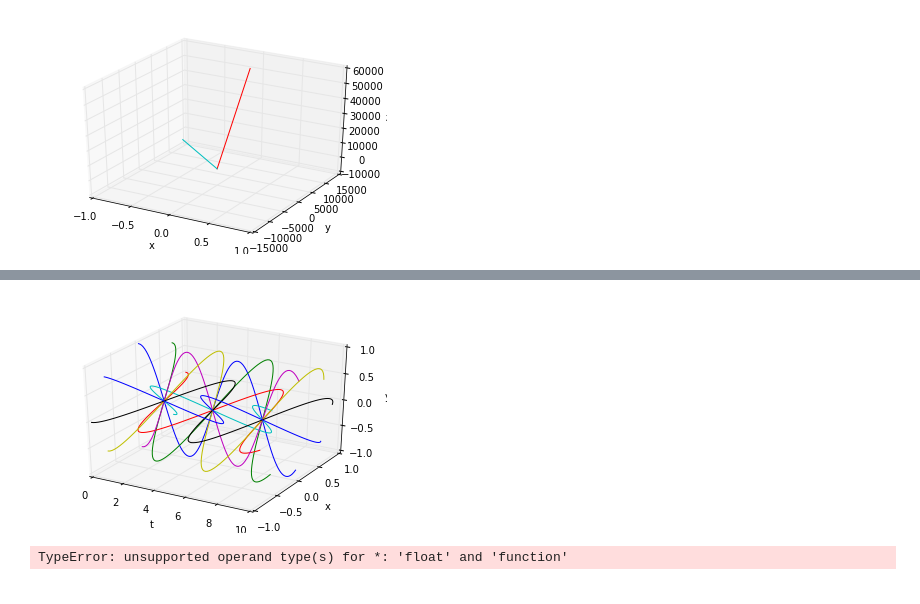
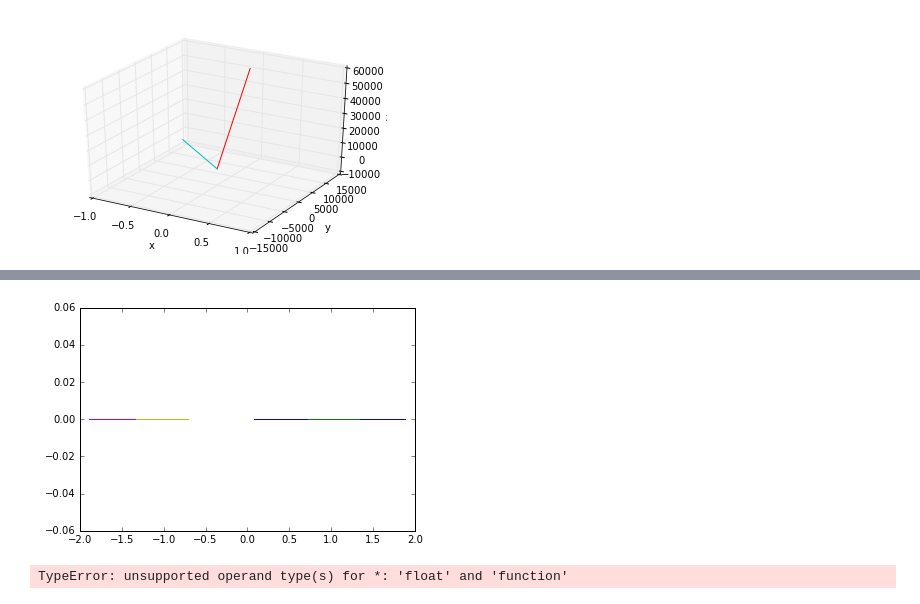
Before and after one commit to REL95/Comp-1421-Final-Project, a Jupyter notebook: Final Project (Grant, Nick, Robert) .ipynb, the cells around one changed output, grey strips where cells are left out. Saved outputs shown, nothing was run; the diff lists cells and outputs as text; code cells hidden in the pictures.

```diff
--- a/Final Project (Grant, Nick, Robert) .ipynb
+++ b/Final Project (Grant, Nick, Robert) .ipynb
@@ -521,21 +573,15 @@ plt.show()
-# %%
-from mpl_toolkits.mplot3d import Axes3D
-fig = plt.figure()
-ax = fig.gca(projection='3d')
-ax.plot(t, ring_path[:,0], ring_path[:,1])
-ax.plot(t, ring_path[:,6], ring_path[:,7])
-ax.plot(t, ring_path[:,12], ring_path[:,13])
-ax.plot(t, ring_path[:,18], ring_path[:,19])
-ax.plot(t, ring_path[:,24], ring_path[:,25])
-ax.plot(t, ring_path[:,30], ring_path[:,31])
-ax.plot(t, ring_path[:,36], ring_path[:,37])
-ax.plot(t, ring_path[:,42], ring_path[:,43])
-ax.set_xlabel('t')
-ax.set_ylabel('x')
-ax.set_zlabel('y')
-plt.show()
-# %% [output]
-[figure, removed]
+# %%
+plt.plot(ring_path[:,1], ring_path[:,2])
+plt.plot(ring_path[:,7], ring_path[:,8])
+plt.plot(ring_path[:,13], ring_path[:,14])
+plt.plot(ring_path[:,19], ring_path[:,20])
+plt.plot(ring_path[:,25], ring_path[:,26])
+plt.plot(ring_path[:,31], ring_path[:,32])
+plt.plot(ring_path[:,37], ring_path[:,38])
+plt.plot(ring_path[:,43], ring_path[:,44])
+plt.show()
+# %% [output]
+[figure, added]
 # %%
 non_uniform_ring = odeint(ring, p0, t, args=(B_oscillating,))
 # %% [output]
```
Also changed, not shown: parts of 9 cells of this notebook.
